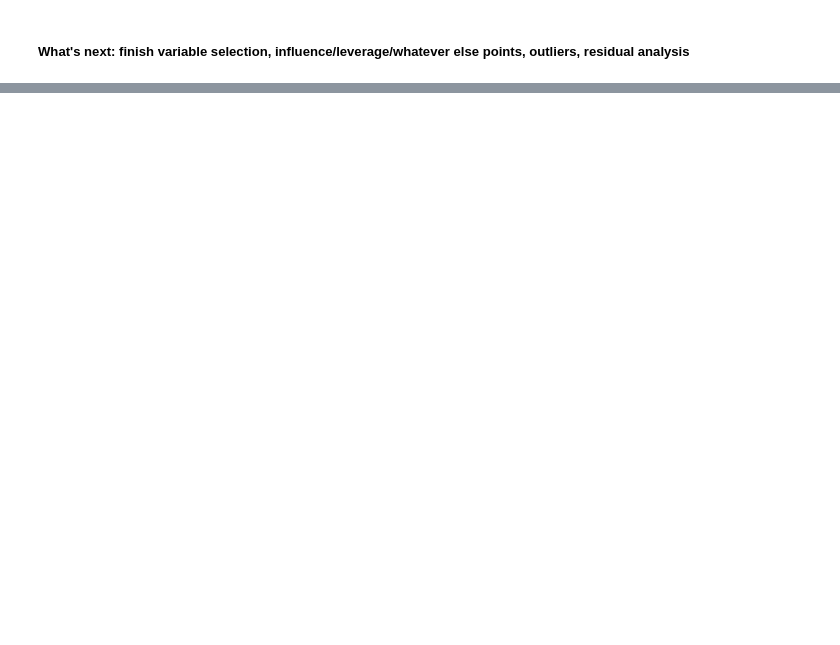
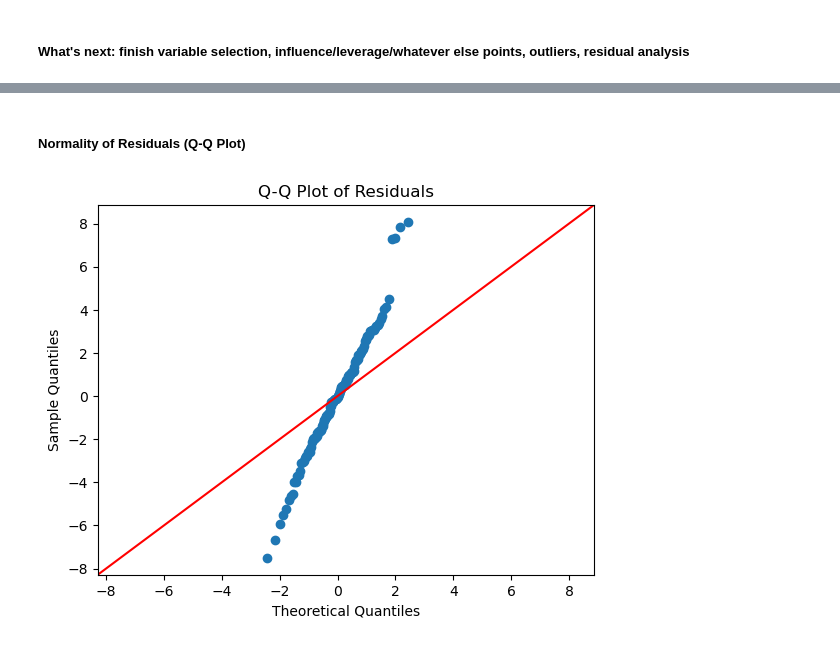
Before and after one commit to lilyrsun/DAT121TermPaper, a Jupyter notebook: DAT121.ipynb, the cells around one changed output, grey strips where cells are left out. Cells and saved outputs as stored; diff of their text form; code cells hidden in the pictures; blank space fills up the shorter version.

```diff
--- a/DAT121.ipynb
+++ b/DAT121.ipynb
@@ -489,0 +521,8 @@ strong multicollinearity or other numerical problems.
+# %% [markdown]
+##### Normality of Residuals (Q-Q Plot)
+# %%
+sm.qqplot(mlr_model_refined.resid, line='45')
+plt.title("Q-Q Plot of Residuals")
+plt.show()
+# %% [output]
+[figure, added]
```
Also changed, not shown: parts of 70 cells of this notebook.
